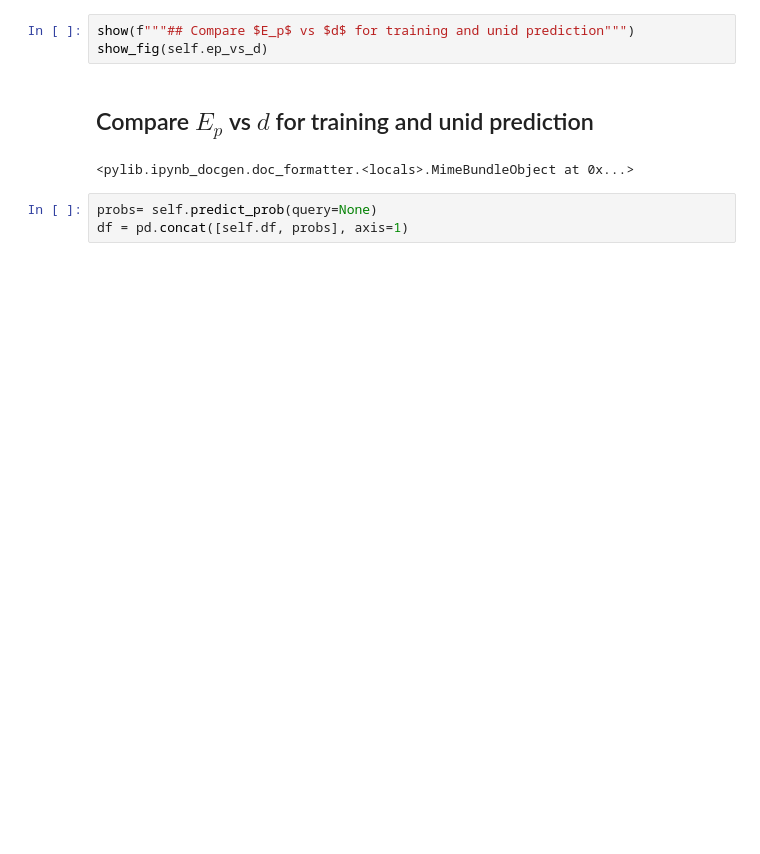
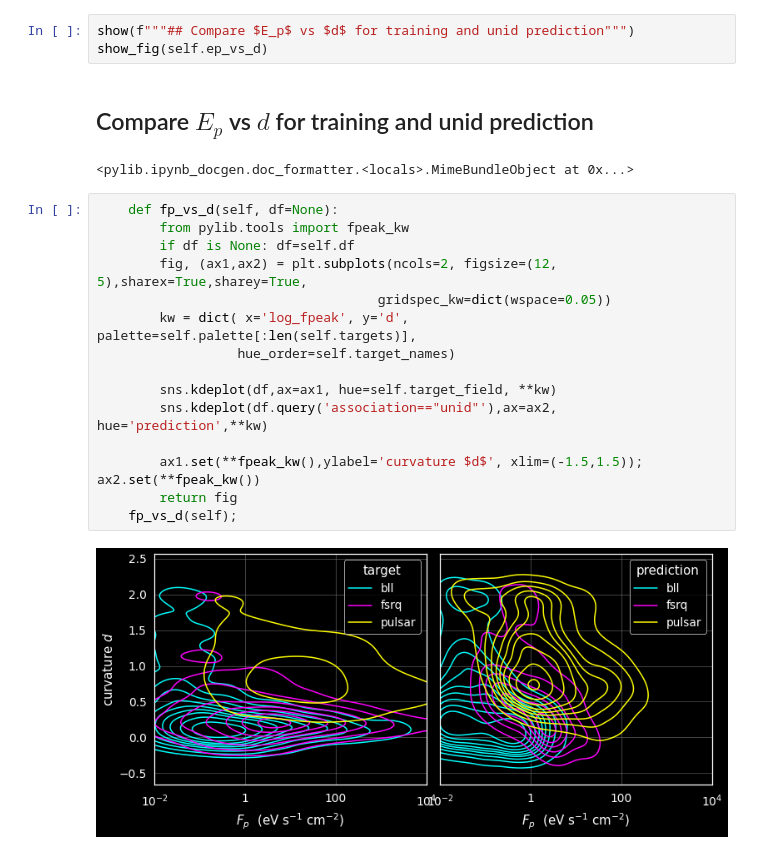
Before and after one commit to tburnett/srcpop, a Jupyter notebook: paper/ml_design.ipynb, the cells around one changed output. Drawn from its saved outputs; the diff is of its cells as text; blank space fills up the shorter version.

```diff
--- a/paper/ml_design.ipynb
+++ b/paper/ml_design.ipynb
@@ -40,7 +41,21 @@ show_fig(self.ep_vs_d)
 # %% [output]
 ## Compare $E_p$ vs $d$ for training and unid prediction
 <pylib.ipynb_docgen.doc_formatter.<locals>.MimeBundleObject at 0x...>
-# %%
-probs= self.predict_prob(query=None)
-df = pd.concat([self.df, probs], axis=1)
+# %%
+    def fp_vs_d(self, df=None):
+        from pylib.tools import fpeak_kw
+        if df is None: df=self.df
+        fig, (ax1,ax2) = plt.subplots(ncols=2, figsize=(12, 5),sharex=True,sharey=True,
+                                    gridspec_kw=dict(wspace=0.05))
+        kw = dict( x='log_fpeak', y='d',  palette=self.palette[:len(self.targets)],
+                  hue_order=self.target_names)
+
+        sns.kdeplot(df,ax=ax1, hue=self.target_field, **kw)
+        sns.kdeplot(df.query('association=="unid"'),ax=ax2, hue='prediction',**kw)
+
+        ax1.set(**fpeak_kw(),ylabel='curvature $d$', xlim=(-1.5,1.5)); ax2.set(**fpeak_kw())
+        return fig
+    fp_vs_d(self);
+# %% [output]
+[figure, added]
 # %%
```
Also changed, not shown: parts of 8 cells of this notebook, 11 other files.
